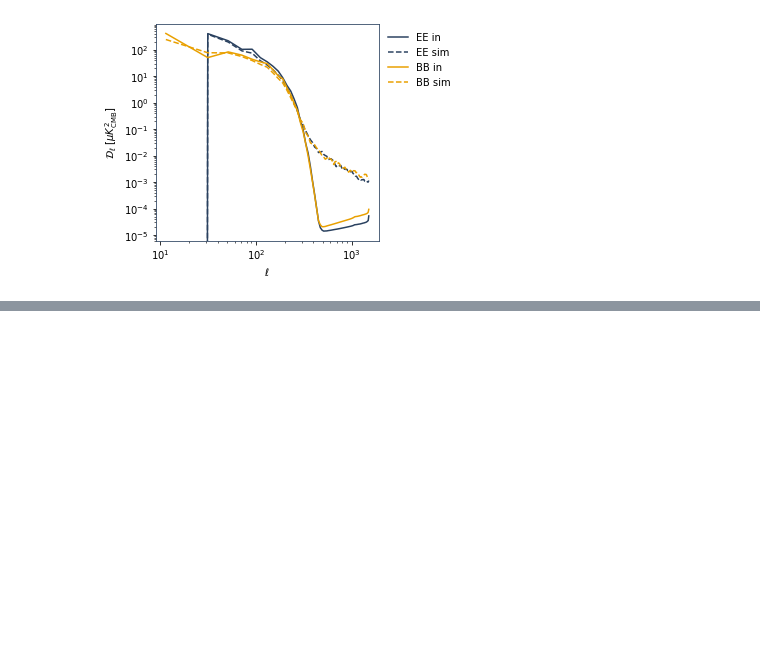
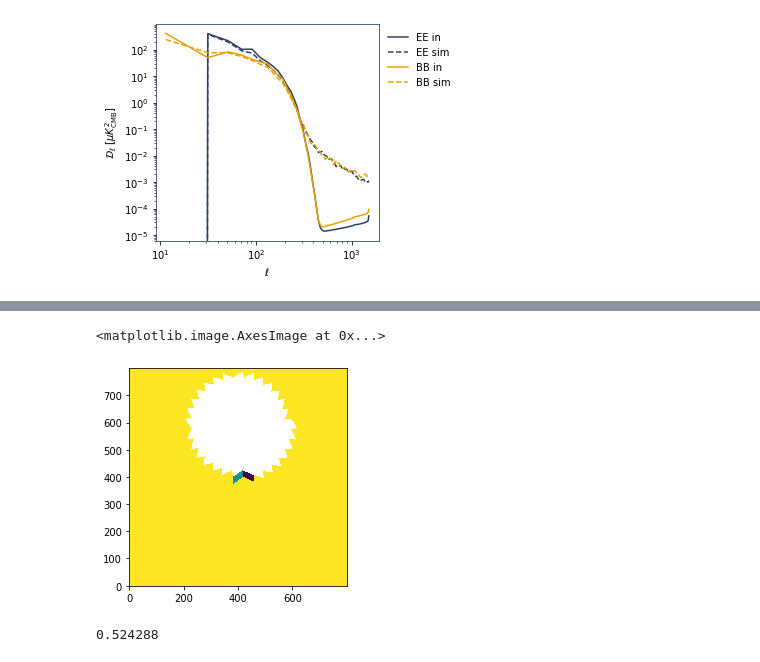
Before and after one commit to b-thorne/began, a Jupyter notebook: notebooks/gnilc-data-munging.ipynb, the cells around one changed output, grey strips where cells are left out. Drawn from its saved outputs; the diff is of its cells as text; code cells hidden in the pictures; blank space fills up the shorter version.

```diff
--- a/notebooks/gnilc-data-munging.ipynb
+++ b/notebooks/gnilc-data-munging.ipynb
@@ -181,0 +307,6 @@ fig.savefig("plots/pol_spectra_GNILC_sim.png", bbox_inches='tight', dpi=400)
+# %%
+fig, ax = plt.subplots(1, 1)
+ax.imshow(img, origin='lower', interpolation='nearest', vmin=119, vmax=121)
+# %% [output]
+<matplotlib.image.AxesImage at 0x...>
+[figure, added]
@@ -181,0 +315,4 @@ fig.savefig("plots/pol_spectra_GNILC_sim.png", bbox_inches='tight', dpi=400)
+# %%
+arr.size * arr.itemsize / 1e9
+# %% [output]
+0.524288
```
Also changed, not shown: parts of 18 cells of this notebook, 3 other files.
